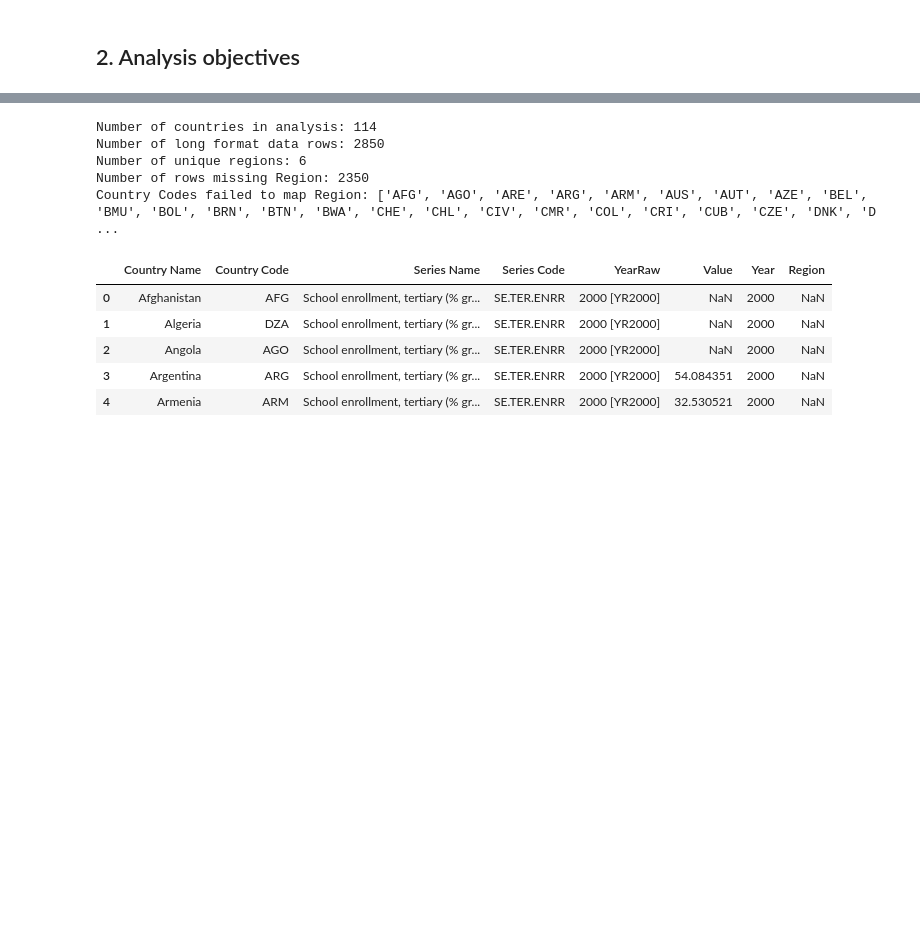
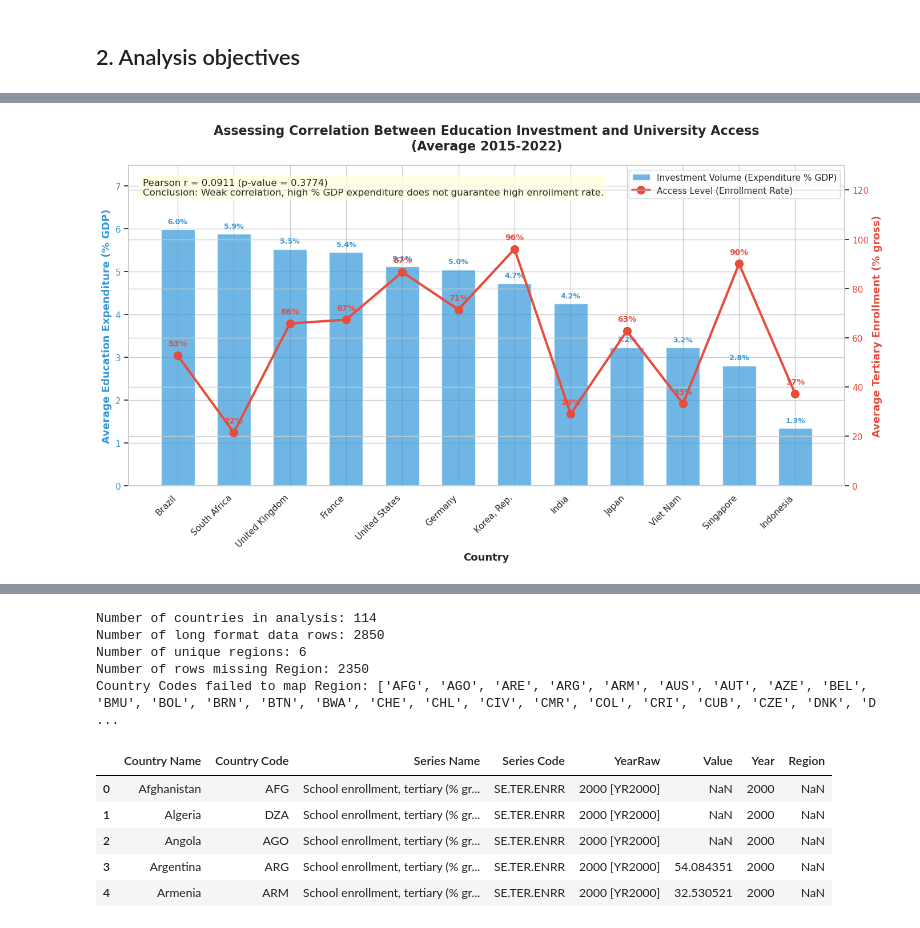
Before and after one commit to n3sfan/DataVis-Lab2, a Jupyter notebook: Notebook/All.ipynb, the cells around one changed output, grey strips where cells are left out. Saved outputs shown, nothing was run; the diff lists cells and outputs as text; code cells hidden in the pictures; blank space fills up the shorter version.

```diff
--- a/Notebook/All.ipynb
+++ b/Notebook/All.ipynb
@@ -305,0 +564,90 @@ ValueError: Could not interpret value `Year` for `x`. An entry with this name do
+# %%
+# ====== CHART 3: COMBO CHART — Education Investment vs Access ======
+
+# Prepare data: pivot 3 variables per (country, year)
+pivot_df = df_clean.pivot_table(
+    index=['Country Name', 'Country Code', 'Year'],
+    columns='Series Code',
+    values='Value'
+).reset_index()
+pivot_df.columns.name = None
+
+# Rename columns for readability
+pivot_df = pivot_df.rename(columns={
+    'SE.XPD.TOTL.GD.ZS': 'Edu_Expenditure',
+    'SE.TER.ENRR': 'Tertiary_Enrollment',
+    'NY.GDP.PCAP.CD': 'GDP_per_capita'
+})
+
+# Remove rows with missing data
+scatter_df = pivot_df.dropna(subset=['Edu_Expenditure', 'Tertiary_Enrollment', 'GDP_per_capita']).copy()
+
+# Compute 2015-2022 average per country for Combo chart
+avg_df = scatter_df.groupby('Country Name')[['Edu_Expenditure', 'Tertiary_Enrollment']].mean().reset_index()
+avg_df = avg_df.sort_values('Edu_Expenditure', ascending=False)
+
+# Compute overall Pearson correlation for comparison (SMART criteria)
+r_value, p_value = stats.pearsonr(scatter_df['Edu_Expenditure'], scatter_df['Tertiary_Enrollment'])
+
+fig, ax1 = plt.subplots(figsize=(14, 8))
+
+# AXIS 1 (Left): Bar chart for Education Expenditure (% GDP)
+color_bar = '#3498db'
+bars = ax1.bar(avg_df['Country Name'], avg_df['Edu_Expenditure'], color=color_bar, alpha=0.7, width=0.6, label='Investment Volume (Expenditure % GDP)')
+ax1.set_xlabel('Country', fontsize=13, fontweight='bold')
+ax1.set_ylabel('Average Education Expenditure (% GDP)', color=color_bar, fontsize=13, fontweight='bold')
+ax1.tick_params(axis='y', labelcolor=color_bar)
+ax1.set_ylim(0, avg_df['Edu_Expenditure'].max() * 1.25)
+plt.xticks(rotation=45, ha='right', fontsize=11)
+
+# Annotate bar values
+for bar in bars:
+    yval = bar.get_height()
+    ax1.text(bar.get_x() + bar.get_width()/2, yval + 0.1, f'{yval:.1f}%', ha='center', va='bottom', fontsize=9, color=color_bar, fontweight='bold')
+
+# AXIS 2 (Right): Line chart for Tertiary Enrollment (%)
+ax2 = ax1.twinx()
+color_line = '#e74c3c'
+line = ax2.plot(avg_df['Country Name'], avg_df['Tertiary_Enrollment'], color=color_line, marker='o',
+                linewidth=3, markersize=10, label='Access Level (Enrollment Rate)')
+ax2.set_ylabel('Average Tertiary Enrollment (% gross)', color=color_line, fontsize=13, fontweight='bold')
+ax2.tick_params(axis='y', labelcolor=color_line)
+ax2.set_ylim(0, max(130, avg_df['Tertiary_Enrollment'].max() * 1.15))
+
+# Annotate line values
+for i, txt in enumerate(avg_df['Tertiary_Enrollment']):
+    ax2.annotate(f'{txt:.0f}%', (avg_df['Country Name'].iloc[i], txt), textcoords="offset points", xytext=(0,12), ha='center', fontsize=10, color=color_line, fontweight='bold')
+
+# Show correlation conclusion on chart
+ax1.text(0.02, 0.96,
+        f'Pearson r = {r_value:.4f} (p-value = {p_value:.4f})\nConclusion: Weak correlation, high % GDP expenditure does not guarantee high enrollment rate.',
+        transform=ax1.transAxes, fontsize=12, verticalalignment='top',
+        bbox=dict(boxstyle='round', facecolor='lightyellow', alpha=0.8))
+
+plt.title('Assessing Correlation Between Education Investment and University Access\n(Average 2015-2022)',
+          fontsize=16, fontweight='bold', pad=20)
+
+# Combine legend
+lines_1, labels_1 = ax1.get_legend_handles_labels()
+lines_2, labels_2 = ax2.get_legend_handles_labels()
+ax1.legend(lines_1 + lines_2, labels_1 + labels_2, loc='upper right', fontsize=11)
+
+plt.tight_layout()
+plt.show()
+
+print(f"\n{'='*60}")
+print(f"CORRELATION ANALYSIS RESULTS (Full Panel Data)")
+print(f"{'='*60}")
+print(f"Pearson correlation r = {r_value:.4f}")
+print(f"p-value = {p_value:.4f}")
+print(f"Total observations: {len(scatter_df)}")
+if abs(r_value) < 0.3:
+    print(f"\u2192 Statistical conclusion: WEAK correlation (|r| < 0.3)")
+elif abs(r_value) < 0.5:
+    print(f"\u2192 Statistical conclusion: MEDIUM correlation (0.3 \u2264 |r| < 0.5)")
+elif abs(r_value) < 0.7:
+    print(f"\u2192 Statistical conclusion: FAIR correlation (0.5 \u2264 |r| < 0.7)")
+else:
+    print(f"\u2192 Statistical conclusion: STRONG correlation (|r| \u2265 0.7)")
+# %% [output]
+[figure, added]
```
Also changed, not shown: parts of 39 cells of this notebook, 1 other file.
